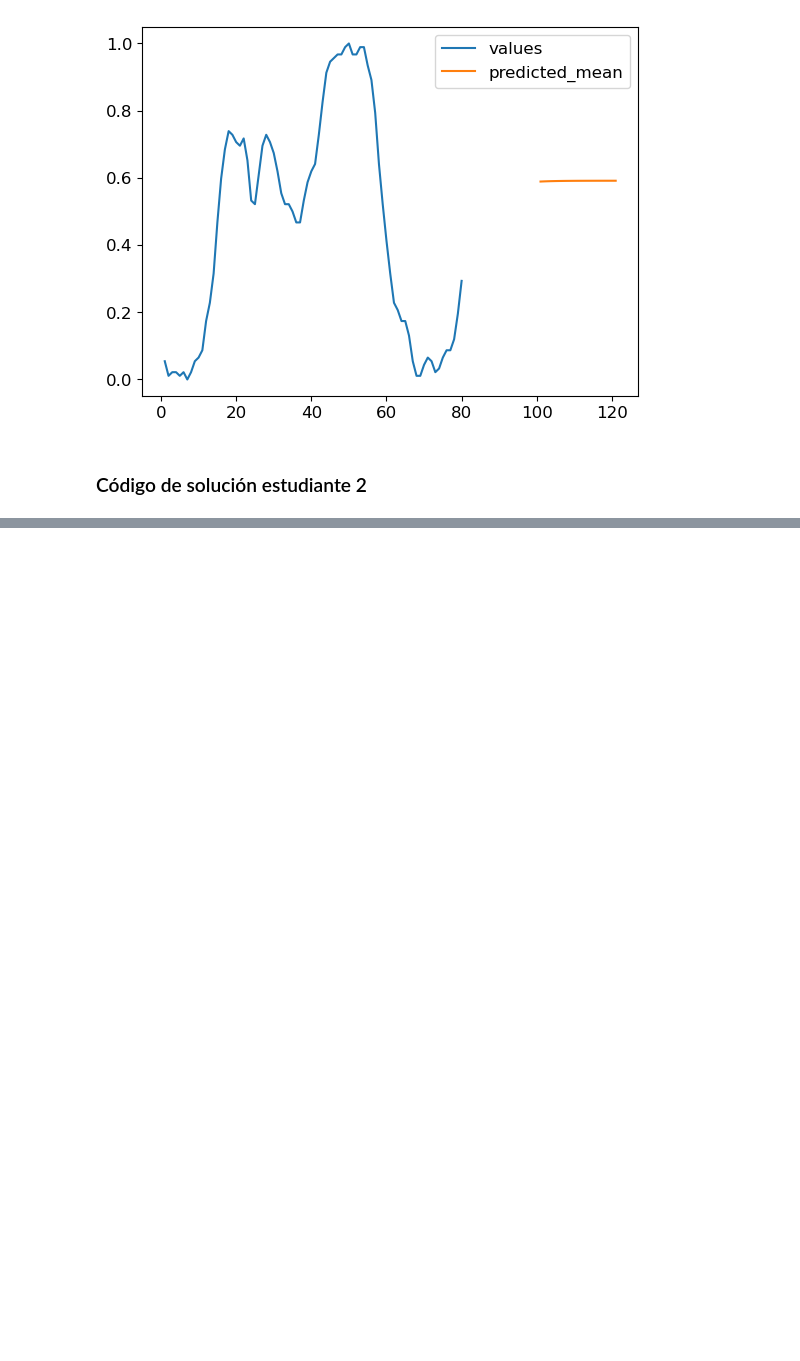
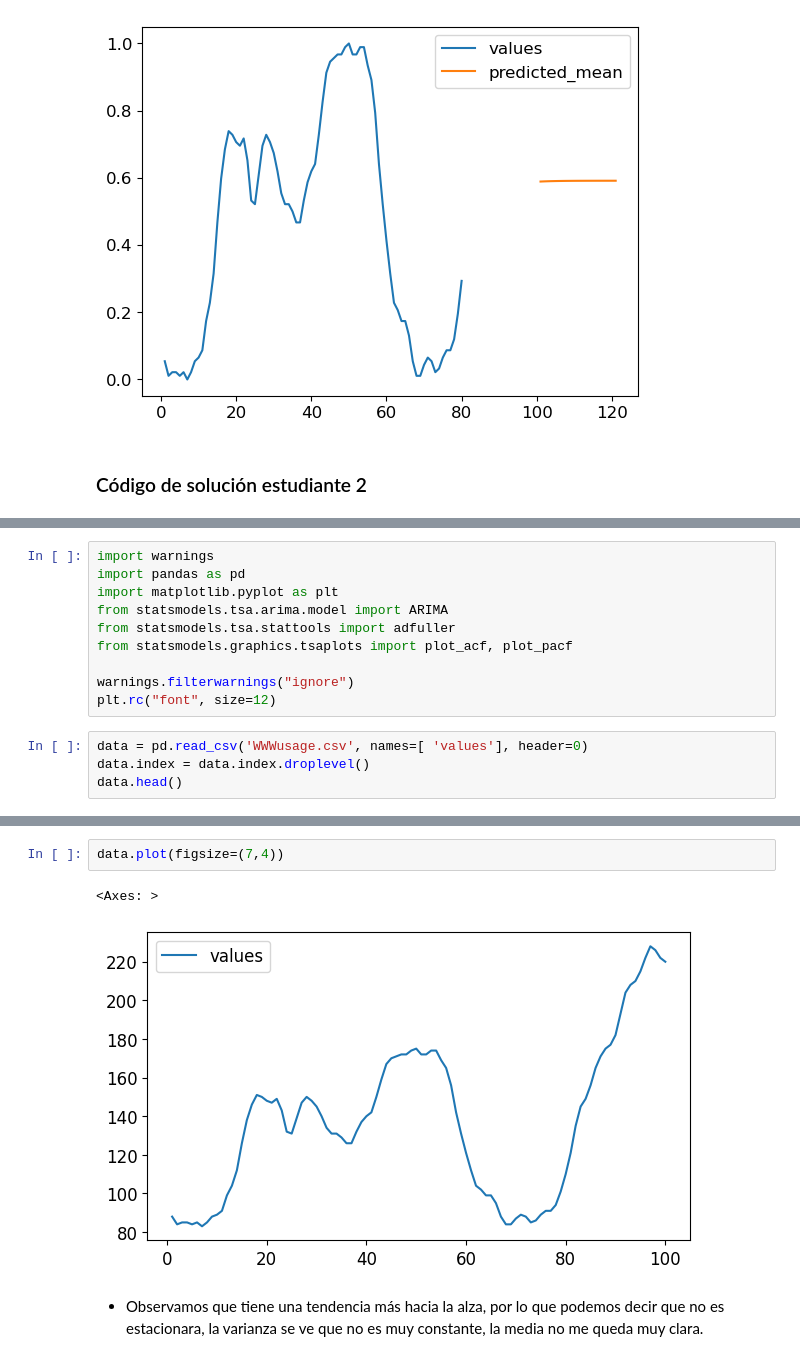
Before and after one commit to JavierFigueroa21/Tarea_2_RAJuarez_JAFigueroa, a Jupyter notebook: Tarea2.ipynb, the cells around one changed output, grey strips where cells are left out. Cells and saved outputs as stored; diff of their text form; blank space fills up the shorter version.

```diff
--- a/Tarea2.ipynb
+++ b/Tarea2.ipynb
@@ -423,0 +433,14 @@ y_h.plot(ax=ax)
+# %%
+import warnings
+import pandas as pd
+import matplotlib.pyplot as plt
+from statsmodels.tsa.arima.model import ARIMA
+from statsmodels.tsa.stattools import adfuller
+from statsmodels.graphics.tsaplots import plot_acf, plot_pacf
+
+warnings.filterwarnings("ignore")
+plt.rc("font", size=12)
+# %%
+data = pd.read_csv('WWWusage.csv', names=[ 'values'], header=0)
+data.index = data.index.droplevel()
+data.head()
@@ -423,0 +454,7 @@ y_h.plot(ax=ax)
+# %%
+data.plot(figsize=(7,4))
+# %% [output]
+<Axes: >
+[figure, added]
+# %% [markdown]
+- Observamos que tiene una tendencia más hacia la alza, por lo que podemos decir que no es estacionara, la varianza se ve que no es muy constante, la media no me queda muy clara.
```
Also changed, not shown: parts of 25 cells of this notebook, 1 other file.
